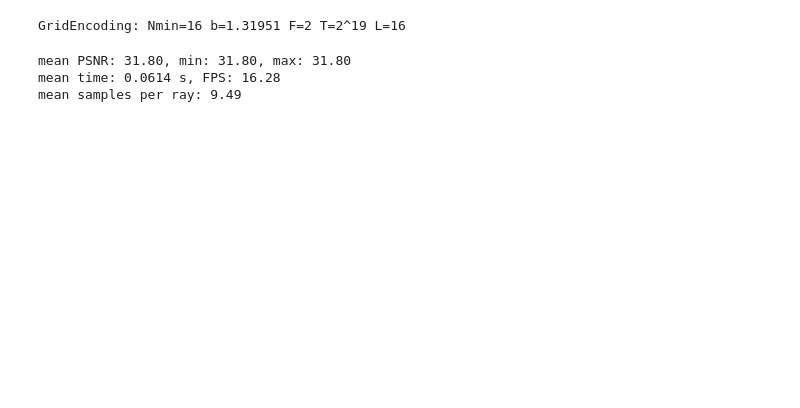
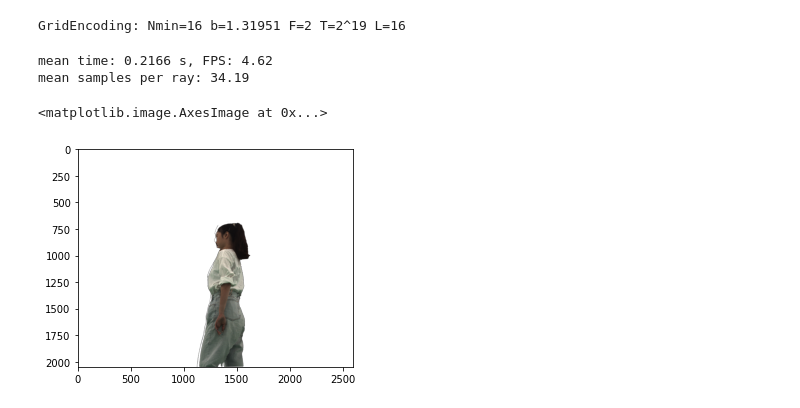
Before and after one commit to kwea123/ngp_pl, a Jupyter notebook: test.ipynb, the cells around one changed output. Saved outputs shown, nothing was run; the diff lists cells and outputs as text; code cells hidden in the pictures; blank space fills up the shorter version.

```diff
--- a/test.ipynb
+++ b/test.ipynb
@@ -68,39 +42,33 @@ GridEncoding: Nmin=16 b=1.31951 F=2 T=2^19 L=16
 # %%
-psnrs = []; ts = []; imgs = []; depths = []
-# os.makedirs(f'results/{dataset_name}/{scene}_traj', exist_ok=True)
+psnrs = []; ts = []
+os.makedirs(f'results/{dataset_name}/{scene}/{take}', exist_ok=True)
 
-for img_idx in [0]:#tqdm(range(len(dataset))):
+for cam in [2]:#tqdm(range(92)):
     t = time.time()
-    rays_o, rays_d = get_rays(dataset.directions.cuda(), dataset[img_idx]['pose'].cuda())
-    results = render(model, rays_o, rays_d,
-                     **{'test_time': True,
-                        'T_threshold': 1e-2,
-                        'exposure': 8*torch.ones(1, device='cuda'),
-                        'output_radiance': False,
-                        'exp_step_factor': 0*1/256})
+
+    directions = get_ray_directions(dataset.Hs[cam], dataset.Ws[cam], dataset.Ks[cam], flatten=False)
+#     if cam in crop_dict:
+#         x, y, w, h = crop_dict[cam]
+#         directions = directions[y:y+h, x:x+w]
+#     else:
+#         continue
+    w = dataset.Ws[cam]
+    h = dataset.Hs[cam]
+    directions = directions.reshape(-1, 3)
+    rays_o, rays_d = get_rays(directions.cuda(), dataset.poses[cam].cuda())
+
+    results = render(model, rays_o, rays_d, **{'test_time': True})
     torch.cuda.synchronize()
     ts += [time.time()-t]
 
-#     pred = results['rgb'].reshape(dataset.img_wh[1], dataset.img_wh[0], 3).cpu().numpy()
+#     pred = results['rgb'].reshape(h, w, 3).cpu().numpy()
 #     pred = (pred*255).astype(np.uint8)
-#     depth = results['depth'].reshape(dataset.img_wh[1], dataset.img_wh[0]).cpu().numpy()
-#     depth_ = depth2img(depth)
-#     imgs += [pred]
-#     depths += [depth_]
-#     imageio.imwrite(f'results/{dataset_name}/{scene}_traj/{img_idx:03d}.png', pred)
-#     imageio.imwrite(f'results/{dataset_name}/{scene}_traj/{img_idx:03d}_d.png', depth_)
+#     imageio.imwrite(f'results/{dataset_name}/{scene}/{take}/image.cam{cam+1:02d}_{take}.jpg', pred)
 
-    if dataset.split != 'test_traj':
-        rgb_gt = dataset[img_idx]['rgb'].cuda()
-        psnrs += [psnr(results['rgb'], rgb_gt).item()]
-if psnrs: print(f'mean PSNR: {np.mean(psnrs):.2f}, min: {np.min(psnrs):.2f}, max: {np.max(psnrs):.2f}')
+    torch.cuda.empty_cache()
+
 print(f'mean time: {np.mean(ts):.4f} s, FPS: {1/np.mean(ts):.2f}')
 print(f'mean samples per ray: {results["total_samples"]/len(rays_d):.2f}')
-
-if len(imgs)>30:
-    imageio.mimsave(f'results/{dataset_name}/{scene}_traj/rgb.mp4', imgs, fps=30)
-    imageio.mimsave(f'results/{dataset_name}/{scene}_traj/depth.mp4', depths, fps=30)
 # %% [output]
-mean PSNR: 31.80, min: 31.80, max: 31.80
-mean time: 0.0614 s, FPS: 16.28
-mean samples per ray: 9.49
+mean time: 0.2166 s, FPS: 4.62
+mean samples per ray: 34.19
@@ -106,0 +117,8 @@ mean samples per ray: 9.49
+# %%
+out = torch.nn.functional.grid_sample(src_img, src_grid,
+                                mode='bilinear', padding_mode='zeros', align_corners=True)
+# %%
+plt.imshow(out[0].permute(1, 2, 0).cpu().numpy())
+# %% [output]
+<matplotlib.image.AxesImage at 0x...>
+[figure, added]
```
Also changed, not shown: parts of 10 cells of this notebook, 11 other files.
